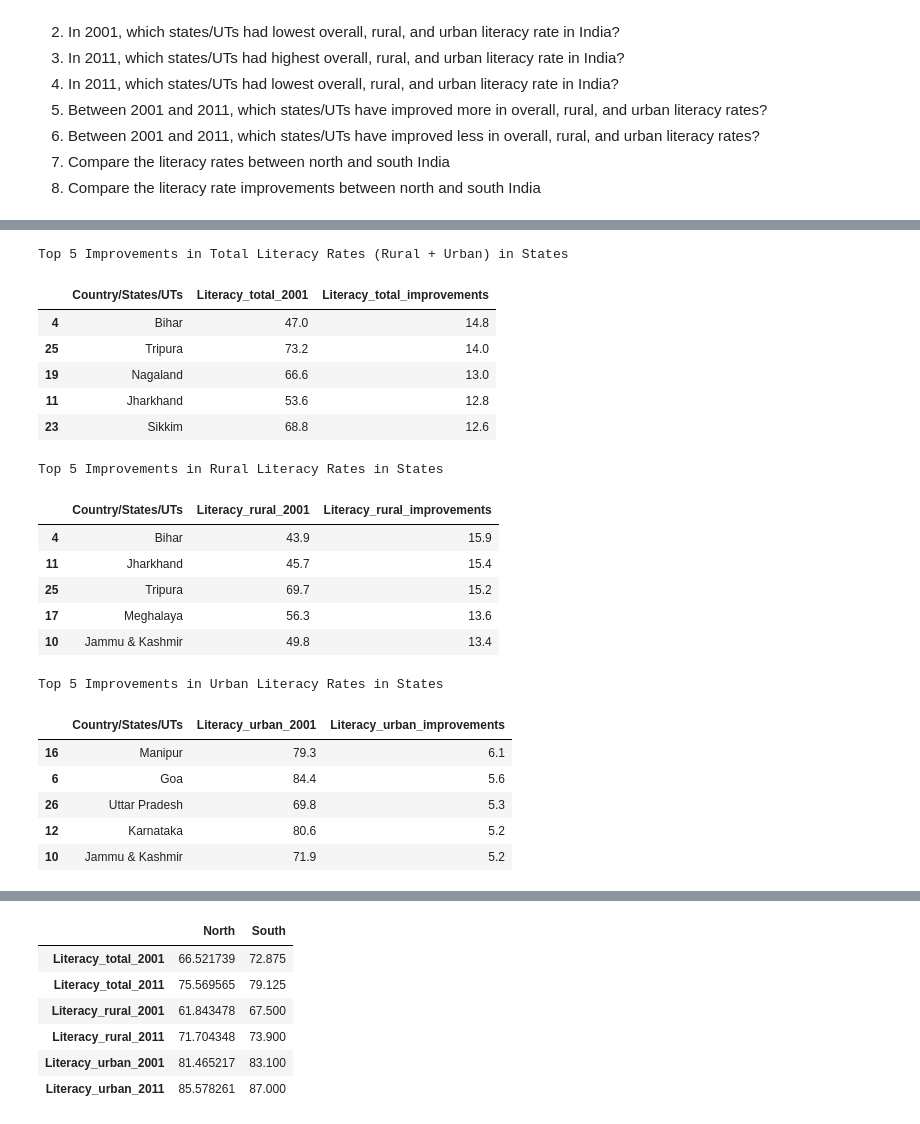
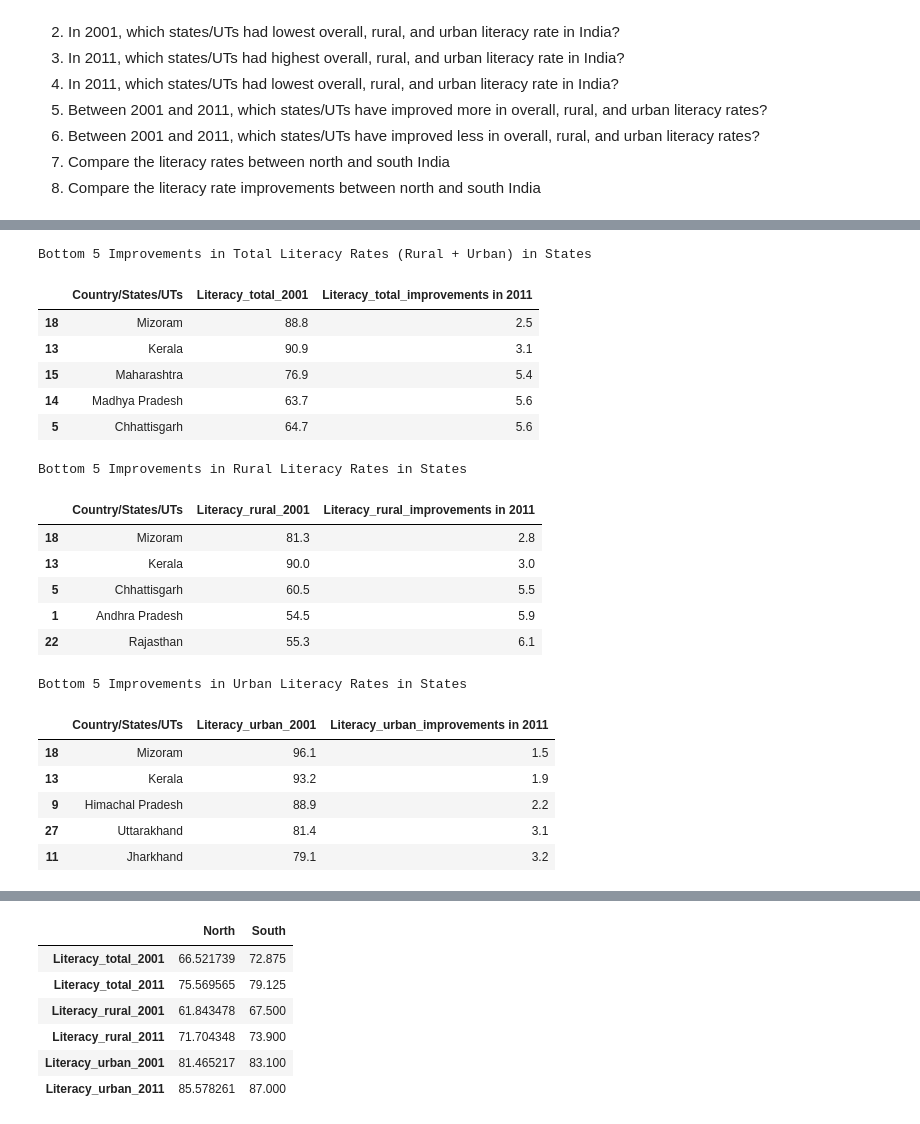
Before and after one commit to ROHIT779/ml-projects, a Jupyter notebook: goi-literacy-rates-2001-2011/goi_literacy_rates.ipynb, the cells around one changed output, grey strips where cells are left out. Drawn from its saved outputs; the diff is of its cells as text; code cells hidden in the pictures.

```diff
--- a/goi-literacy-rates-2001-2011/goi_literacy_rates.ipynb
+++ b/goi-literacy-rates-2001-2011/goi_literacy_rates.ipynb
@@ -193,8 +150,8 @@ Urban:
 # %%
-data_states['Literacy_total_improvements'] = data_states['Literacy_total_2011'] - data_states['Literacy_total_2001']
-data_states['Literacy_rural_improvements'] = data_states['Literacy_rural_2011'] - data_states['Literacy_rural_2001']
-data_states['Literacy_urban_improvements'] = data_states['Literacy_urban_2011'] - data_states['Literacy_urban_2001']
+data_states['Literacy_total_improvements in 2011'] = data_states['Literacy_total_2011'] - data_states['Literacy_total_2001']
+data_states['Literacy_rural_improvements in 2011'] = data_states['Literacy_rural_2011'] - data_states['Literacy_rural_2001']
+data_states['Literacy_urban_improvements in 2011'] = data_states['Literacy_urban_2011'] - data_states['Literacy_urban_2001']
 
-data_states_total_improv_sorted = data_states.sort_values(by = 'Literacy_total_improvements', ascending=False)[['Country/States/UTs', 'Literacy_total_2001', 'Literacy_total_improvements']]
-data_states_rural_improv_sorted = data_states.sort_values(by = 'Literacy_rural_improvements', ascending=False)[['Country/States/UTs', 'Literacy_rural_2001', 'Literacy_rural_improvements']]
-data_states_urban_improv_sorted = data_states.sort_values(by = 'Literacy_urban_improvements', ascending=False)[['Country/States/UTs', 'Literacy_urban_2001', 'Literacy_urban_improvements']]
+data_states_total_improv_sorted = data_states.sort_values(by = 'Literacy_total_improvements in 2011', ascending=False)[['Country/States/UTs', 'Literacy_total_2001', 'Literacy_total_improvements in 2011']]
+data_states_rural_improv_sorted = data_states.sort_values(by = 'Literacy_rural_improvements in 2011', ascending=False)[['Country/States/UTs', 'Literacy_rural_2001', 'Literacy_rural_improvements in 2011']]
+data_states_urban_improv_sorted = data_states.sort_values(by = 'Literacy_urban_improvements in 2011', ascending=False)[['Country/States/UTs', 'Literacy_urban_2001', 'Literacy_urban_improvements in 2011']]
@@ -201,33 +235,33 @@ data_states_urban_improv_sorted = data_states.sort_values(by = 'Literacy_urban_i
 # %%
-print('Top 5 Improvements in Total Literacy Rates (Rural + Urban) in States\n')
-data_states_total_improv_sorted.head()
+print('Bottom 5 Improvements in Total Literacy Rates (Rural + Urban) in States\n')
+data_states_total_improv_sorted.tail().sort_values(by = 'Literacy_total_improvements in 2011', ascending = True)
 # %% [output]
-Top 5 Improvements in Total Literacy Rates (Rural + Urban) in States
+Bottom 5 Improvements in Total Literacy Rates (Rural + Urban) in States
-|  | Country/States/UTs | Literacy_total_2001 | Literacy_total_improvements |
-| 4 | Bihar | 47.0 | 14.8 |
-| 25 | Tripura | 73.2 | 14.0 |
-| 19 | Nagaland | 66.6 | 13.0 |
-| 11 | Jharkhand | 53.6 | 12.8 |
-| 23 | Sikkim | 68.8 | 12.6 |
+|  | Country/States/UTs | Literacy_total_2001 | Literacy_total_improvements in 2011 |
+| 18 | Mizoram | 88.8 | 2.5 |
+| 13 | Kerala | 90.9 | 3.1 |
+| 15 | Maharashtra | 76.9 | 5.4 |
+| 14 | Madhya Pradesh | 63.7 | 5.6 |
+| 5 | Chhattisgarh | 64.7 | 5.6 |
 # %%
-print('Top 5 Improvements in Rural Literacy Rates in States\n')
-data_states_rural_improv_sorted.head()
+print('Bottom 5 Improvements in Rural Literacy Rates in States\n')
+data_states_rural_improv_sorted.tail().sort_values(by = 'Literacy_rural_improvements in 2011', ascending = True)
 # %% [output]
-Top 5 Improvements in Rural Literacy Rates in States
+Bottom 5 Improvements in Rural Literacy Rates in States
-|  | Country/States/UTs | Literacy_rural_2001 | Literacy_rural_improvements |
-| 4 | Bihar | 43.9 | 15.9 |
-| 11 | Jharkhand | 45.7 | 15.4 |
-| 25 | Tripura | 69.7 | 15.2 |
-| 17 | Meghalaya | 56.3 | 13.6 |
-| 10 | Jammu & Kashmir | 49.8 | 13.4 |
+|  | Country/States/UTs | Literacy_rural_2001 | Literacy_rural_improvements in 2011 |
+| 18 | Mizoram | 81.3 | 2.8 |
+| 13 | Kerala | 90.0 | 3.0 |
+| 5 | Chhattisgarh | 60.5 | 5.5 |
+| 1 | Andhra Pradesh | 54.5 | 5.9 |
+| 22 | Rajasthan | 55.3 | 6.1 |
 # %%
-print('Top 5 Improvements in Urban Literacy Rates in States\n')
-data_states_urban_improv_sorted.head()
+print('Bottom 5 Improvements in Urban Literacy Rates in States\n')
+data_states_urban_improv_sorted.tail().sort_values(by = 'Literacy_urban_improvements in 2011', ascending = True)
 # %% [output]
-Top 5 Improvements in Urban Literacy Rates in States
+Bottom 5 Improvements in Urban Literacy Rates in States
-|  | Country/States/UTs | Literacy_urban_2001 | Literacy_urban_improvements |
-| 16 | Manipur | 79.3 | 6.1 |
-| 6 | Goa | 84.4 | 5.6 |
-| 26 | Uttar Pradesh | 69.8 | 5.3 |
-| 12 | Karnataka | 80.6 | 5.2 |
-| 10 | Jammu & Kashmir | 71.9 | 5.2 |
+|  | Country/States/UTs | Literacy_urban_2001 | Literacy_urban_improvements in 2011 |
+| 18 | Mizoram | 96.1 | 1.5 |
+| 13 | Kerala | 93.2 | 1.9 |
+| 9 | Himachal Pradesh | 88.9 | 2.2 |
+| 27 | Uttarakhand | 81.4 | 3.1 |
+| 11 | Jharkhand | 79.1 | 3.2 |
```
Also changed, not shown: parts of 20 cells of this notebook.
